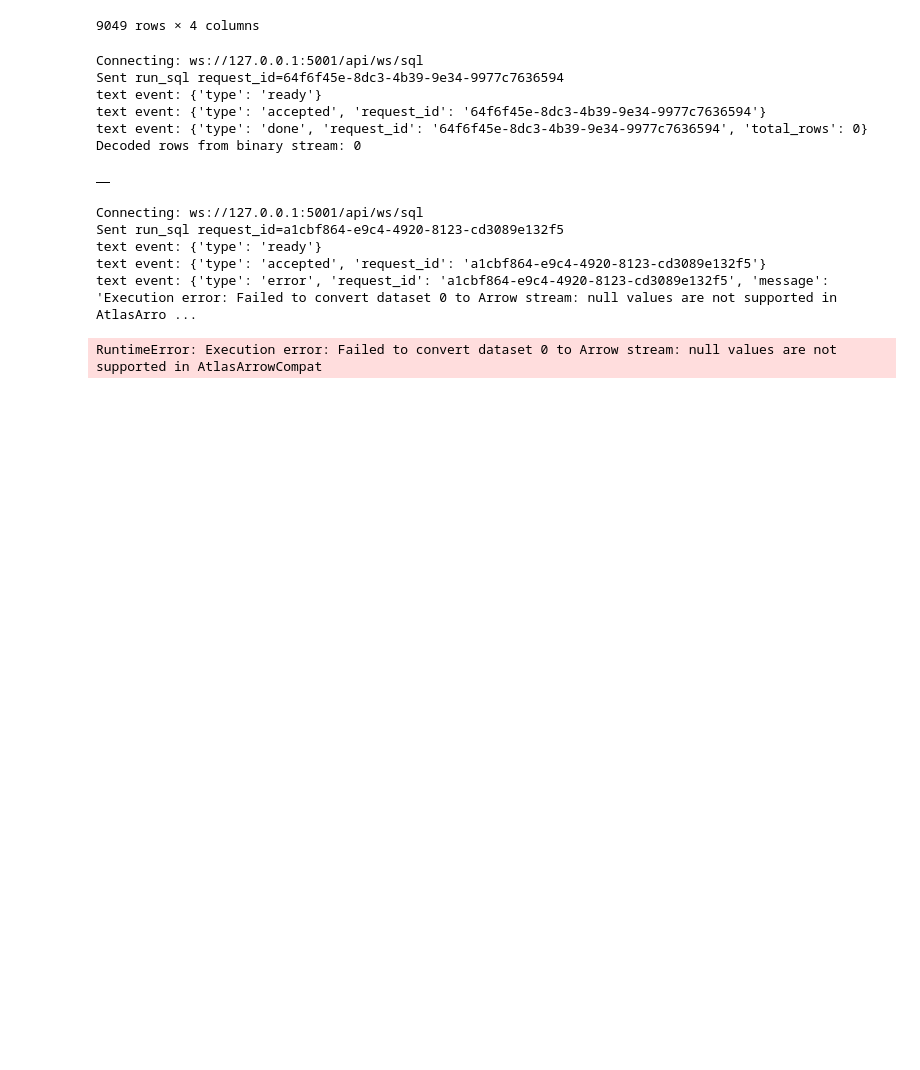
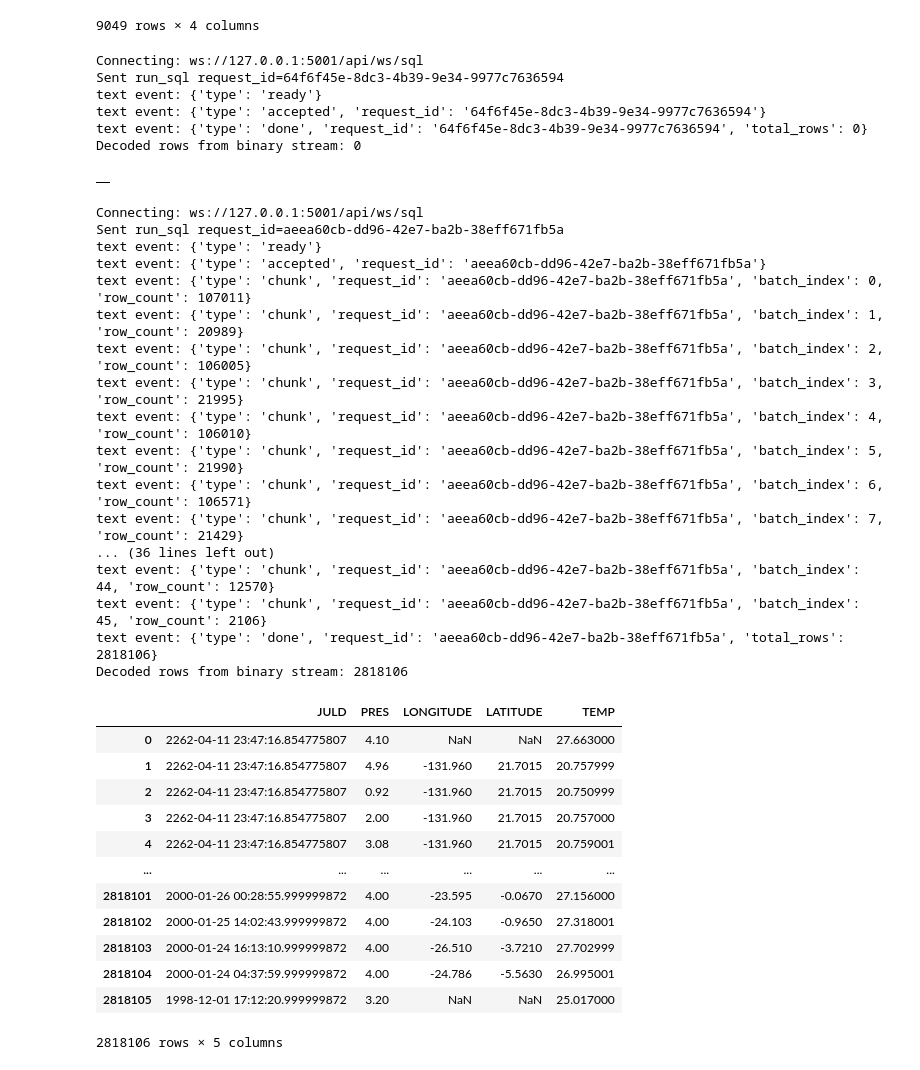
Before and after one commit to maris-development/beacon, a Jupyter notebook: ws_sql_test.ipynb, the cells around one changed output. Cells and saved outputs as stored; diff of their text form; code cells hidden in the pictures; blank space fills up the shorter version.

```diff
--- a/ws_sql_test.ipynb
+++ b/ws_sql_test.ipynb
@@ -45,6 +45,7 @@ SQL = "SELECT 1"
 TIMEOUT_SECS = 30.0
 WS_PING_INTERVAL_SECS = 20.0
 WS_PING_TIMEOUT_SECS = None  # None disables client-side ping timeout
+WS_MAX_SIZE_BYTES = None  # None disables the 1 MiB default message limit in websockets
 # %%
 def build_basic_auth_header(username: str, password: str) -> dict:
     token = base64.b64encode(f"{username}:{password}".encode("utf-8")).decode("ascii")
@@ -113,11 +114,13 @@ async def run_sql_dataframe(
     timeout: float | None = None,
     ping_interval: float | None = None,
     ping_timeout: float | None = None,
+    max_size: int | None = None,
     verbose: bool = True,
 ):
     ws_url, headers, timeout = await resolve_ws_endpoint(auth_mode=auth_mode, timeout=timeout)
     ping_interval = WS_PING_INTERVAL_SECS if ping_interval is None else ping_interval
     ping_timeout = WS_PING_TIMEOUT_SECS if ping_timeout is None else ping_timeout
+    max_size = WS_MAX_SIZE_BYTES if max_size is None else max_size
     request_id = str(uuid.uuid4())
     total_rows = 0
     dataframes = []
@@ -131,6 +134,7 @@ async def run_sql_dataframe(
         open_timeout=timeout,
         ping_interval=ping_interval,
         ping_timeout=ping_timeout,
+        max_size=max_size,
     ) as ws:
         await ws.send(json.dumps({
             "type": "run_sql",
@@ -272,12 +276,36 @@ Decoded rows from binary stream: 0
 |  |
 # %%
 # Example usage: add more cells like this and call run_sql(...)
-df = await run_sql("SELECT JULD, TEMP FROM example")
+df = await run_sql("SELECT JULD, PRES, LONGITUDE, LATITUDE, TEMP FROM example WHERE PRES < 5 AND TEMP IS NOT NULL ORDER BY JULD DESC")
 df
 # %% [output]
 Connecting: ws://127.0.0.1:5001/api/ws/sql
-Sent run_sql request_id=a1cbf864-e9c4-4920-8123-cd3089e132f5
+Sent run_sql request_id=aeea60cb-dd96-42e7-ba2b-38eff671fb5a
 text event: {'type': 'ready'}
-text event: {'type': 'accepted', 'request_id': 'a1cbf864-e9c4-4920-8123-cd3089e132f5'}
-text event: {'type': 'error', 'request_id': 'a1cbf864-e9c4-4920-8123-cd3089e132f5', 'message': 'Execution error: Failed to convert dataset 0 to Arrow stream: null values are not supported in AtlasArro ...
+text event: {'type': 'accepted', 'request_id': 'aeea60cb-dd96-42e7-ba2b-38eff671fb5a'}
+text event: {'type': 'chunk', 'request_id': 'aeea60cb-dd96-42e7-ba2b-38eff671fb5a', 'batch_index': 0, 'row_count': 107011}
+text event: {'type': 'chunk', 'request_id': 'aeea60cb-dd96-42e7-ba2b-38eff671fb5a', 'batch_index': 1, 'row_count': 20989}
+text event: {'type': 'chunk', 'request_id': 'aeea60cb-dd96-42e7-ba2b-38eff671fb5a', 'batch_index': 2, 'row_count': 106005}
+text event: {'type': 'chunk', 'request_id': 'aeea60cb-dd96-42e7-ba2b-38eff671fb5a', 'batch_index': 3, 'row_count': 21995}
+text event: {'type': 'chunk', 'request_id': 'aeea60cb-dd96-42e7-ba2b-38eff671fb5a', 'batch_index': 4, 'row_count': 106010}
+text event: {'type': 'chunk', 'request_id': 'aeea60cb-dd96-42e7-ba2b-38eff671fb5a', 'batch_index': 5, 'row_count': 21990}
+text event: {'type': 'chunk', 'request_id': 'aeea60cb-dd96-42e7-ba2b-38eff671fb5a', 'batch_index': 6, 'row_count': 106571}
+text event: {'type': 'chunk', 'request_id': 'aeea60cb-dd96-42e7-ba2b-38eff671fb5a', 'batch_index': 7, 'row_count': 21429}
+... (36 lines left out)
+text event: {'type': 'chunk', 'request_id': 'aeea60cb-dd96-42e7-ba2b-38eff671fb5a', 'batch_index': 44, 'row_count': 12570}
+text event: {'type': 'chunk', 'request_id': 'aeea60cb-dd96-42e7-ba2b-38eff671fb5a', 'batch_index': 45, 'row_count': 2106}
+text event: {'type': 'done', 'request_id': 'aeea60cb-dd96-42e7-ba2b-38eff671fb5a', 'total_rows': 2818106}
+Decoded rows from binary stream: 2818106
+|  | JULD | PRES | LONGITUDE | LATITUDE | TEMP |
+| 0 | 2262-04-11 23:47:16.854775807 | 4.10 | NaN | NaN | 27.663000 |
+| 1 | 2262-04-11 23:47:16.854775807 | 4.96 | -131.960 | 21.7015 | 20.757999 |
+| 2 | 2262-04-11 23:47:16.854775807 | 0.92 | -131.960 | 21.7015 | 20.750999 |
+| 3 | 2262-04-11 23:47:16.854775807 | 2.00 | -131.960 | 21.7015 | 20.757000 |
+| 4 | 2262-04-11 23:47:16.854775807 | 3.08 | -131.960 | 21.7015 | 20.759001 |
+| ... | ... | ... | ... | ... | ... |
+| 2818101 | 2000-01-26 00:28:55.999999872 | 4.00 | -23.595 | -0.0670 | 27.156000 |
+| 2818102 | 2000-01-25 14:02:43.999999872 | 4.00 | -24.103 | -0.9650 | 27.318001 |
+| 2818103 | 2000-01-24 16:13:10.999999872 | 4.00 | -26.510 | -3.7210 | 27.702999 |
+| 2818104 | 2000-01-24 04:37:59.999999872 | 4.00 | -24.786 | -5.5630 | 26.995001 |
+| 2818105 | 1998-12-01 17:12:20.999999872 | 3.20 | NaN | NaN | 25.017000 |
-RuntimeError: Execution error: Failed to convert dataset 0 to Arrow stream: null values are not supported in AtlasArrowCompat
+2818106 rows × 5 columns
```
Also changed, not shown: parts of 1 cell of this notebook, 8 other files.
